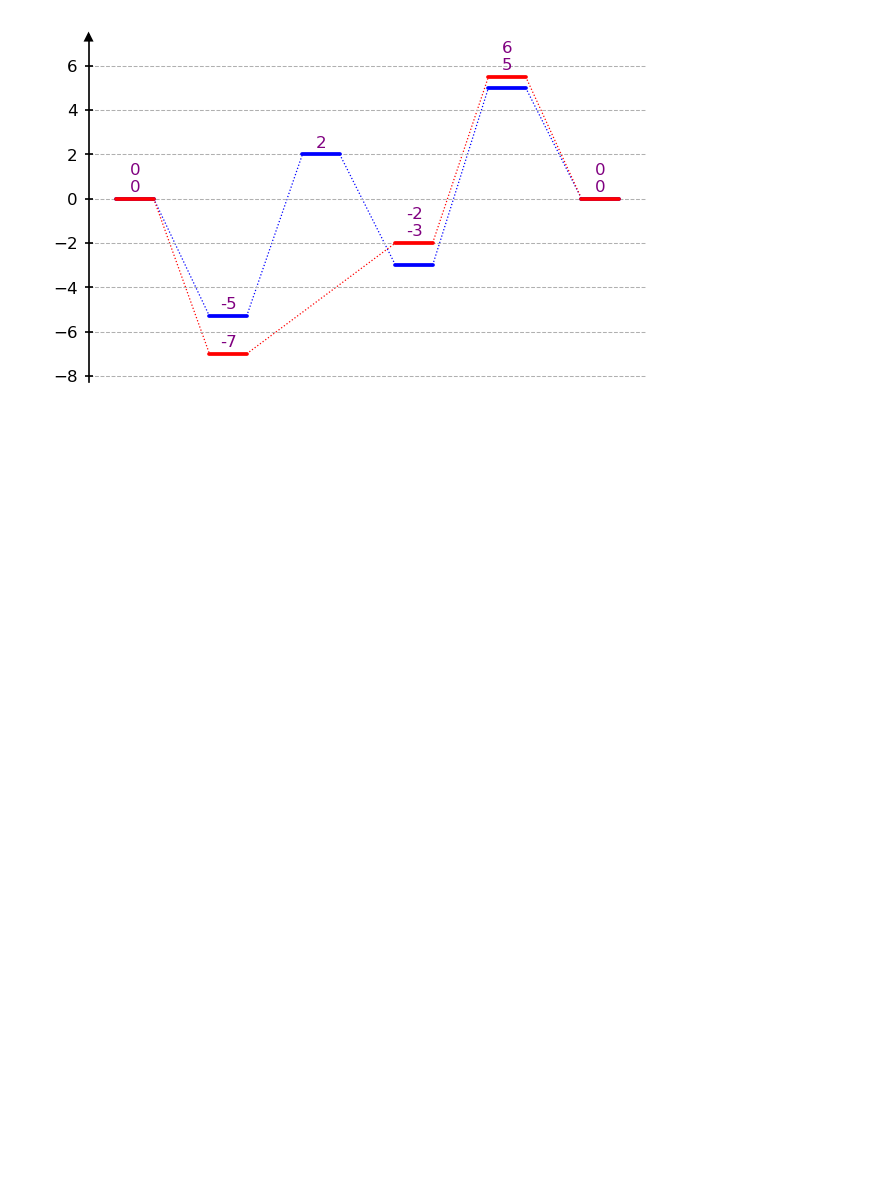
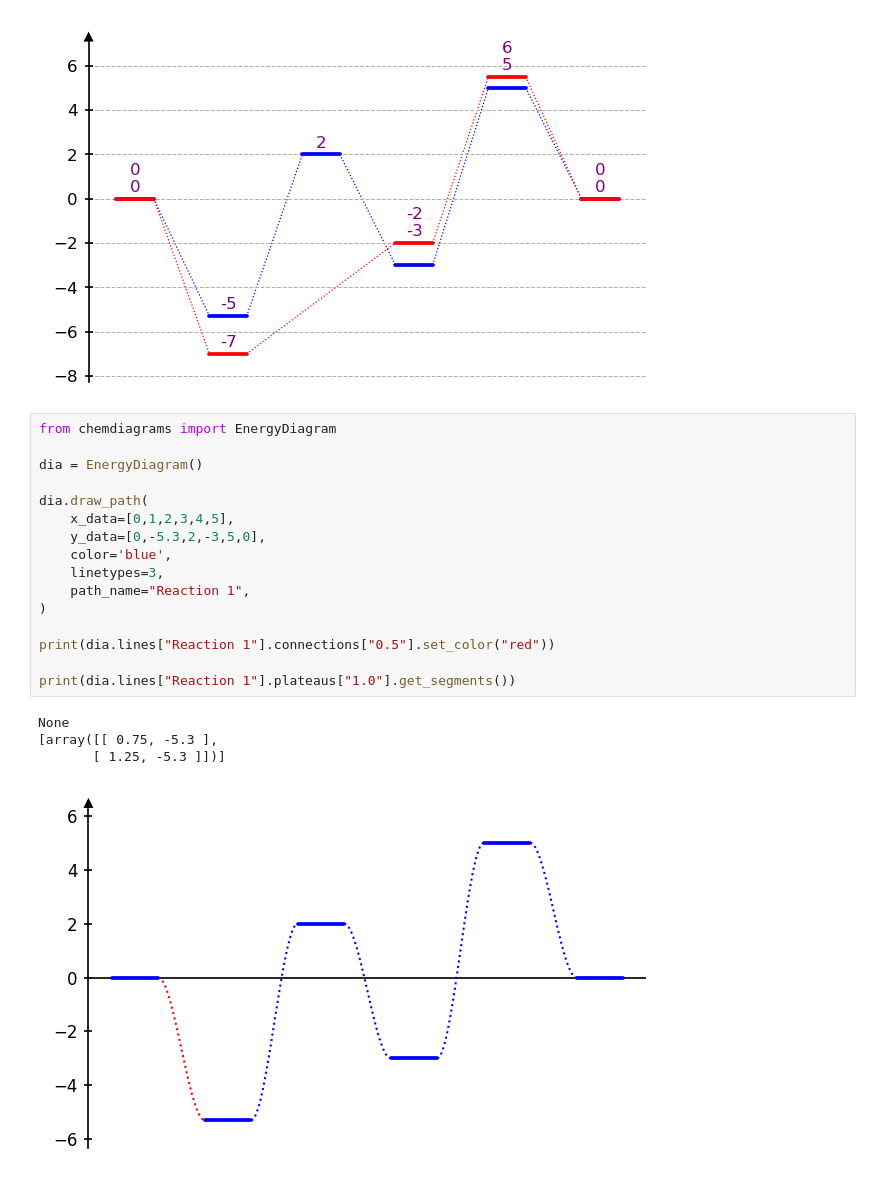
Before and after one commit to Tonner-Zech-Group/chem-diagrams, a Jupyter notebook: examples/test_use.ipynb, the cells around one changed output. Cells and saved outputs as stored; diff of their text form; blank space fills up the shorter version.

Commit message:
Fix plateau merging bug and return spline as Line2D

```diff
--- a/examples/test_use.ipynb
+++ b/examples/test_use.ipynb
@@ -341,3 +341,24 @@ dia = ExampleTemplate.color_all_numbers(dia, "purple")
 dia.show()
 # %% [output]
 [figure]
+# %%
+from chemdiagrams import EnergyDiagram
+
+dia = EnergyDiagram()
+
+dia.draw_path(
+    x_data=[0,1,2,3,4,5],
+    y_data=[0,-5.3,2,-3,5,0],
+    color='blue',
+    linetypes=3,
+    path_name="Reaction 1",
+)
+
+print(dia.lines["Reaction 1"].connections["0.5"].set_color("red"))
+
+print(dia.lines["Reaction 1"].plateaus["1.0"].get_segments())
+# %% [output]
+None
+[array([[ 0.75, -5.3 ],
+       [ 1.25, -5.3 ]])]
+[figure, added]
```
Also changed, not shown: parts of 1 cell of this notebook, 3 other files.
